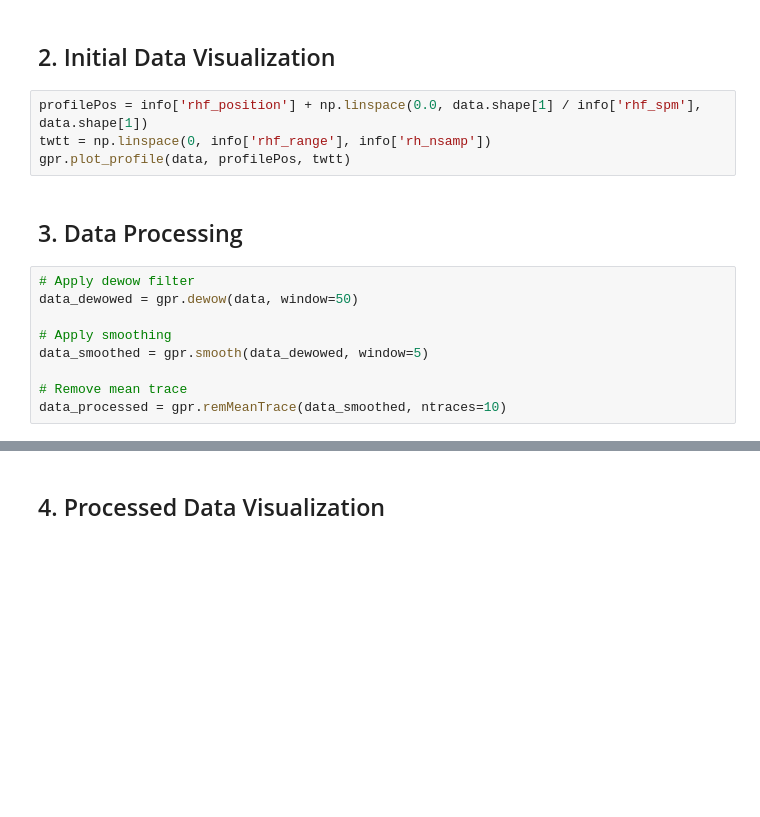
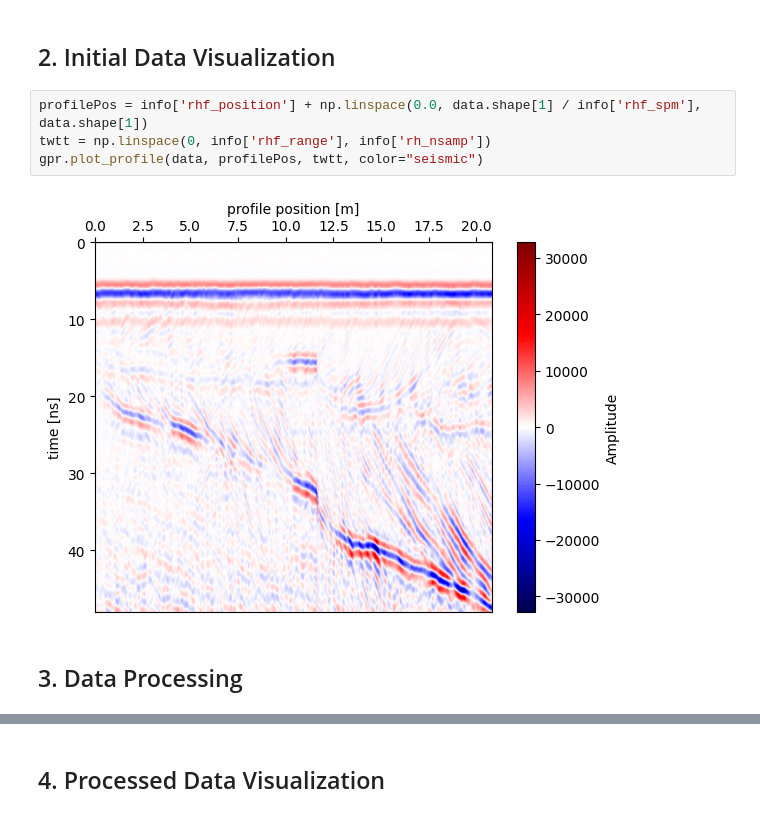
Before and after one commit to NSGeophysics/GPRPy, a Jupyter notebook: examples/processing_example.ipynb, the cells around one changed output, grey strips where cells are left out. Drawn from its saved outputs; the diff is of its cells as text; blank space fills up the shorter version.

```diff
--- a/examples/processing_example.ipynb
+++ b/examples/processing_example.ipynb
@@ -15,15 +15,8 @@ data, info = gpr.gprIO_DZT.readdzt(filepath)
 # %%
 profilePos = info['rhf_position'] + np.linspace(0.0, data.shape[1] / info['rhf_spm'], data.shape[1])
 twtt = np.linspace(0, info['rhf_range'], info['rh_nsamp'])
-gpr.plot_profile(data, profilePos, twtt)
+gpr.plot_profile(data, profilePos, twtt, color="seismic")
+# %% [output]
+[figure, added]
 # %% [markdown]
 ## 3. Data Processing
-# %%
-# Apply dewow filter
-data_dewowed = gpr.dewow(data, window=50)
-
-# Apply smoothing
-data_smoothed = gpr.smooth(data_dewowed, window=5)
-
-# Remove mean trace
-data_processed = gpr.remMeanTrace(data_smoothed, ntraces=10)
```
Also changed, not shown: parts of 2 cells of this notebook, 3 other files.
